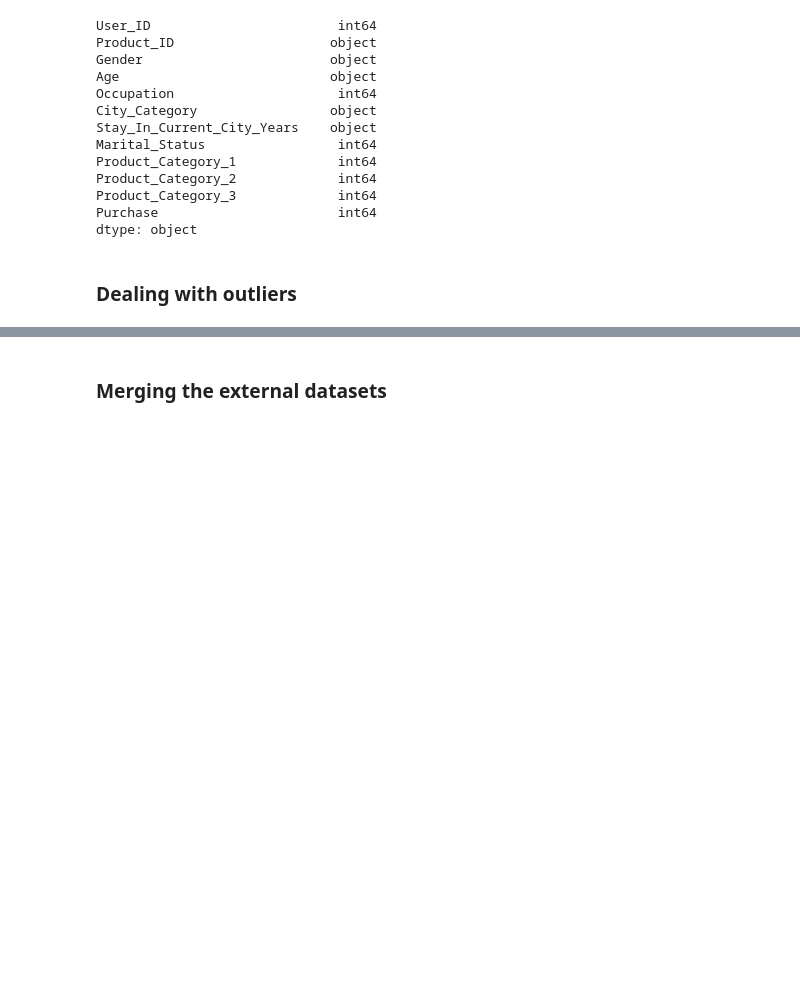
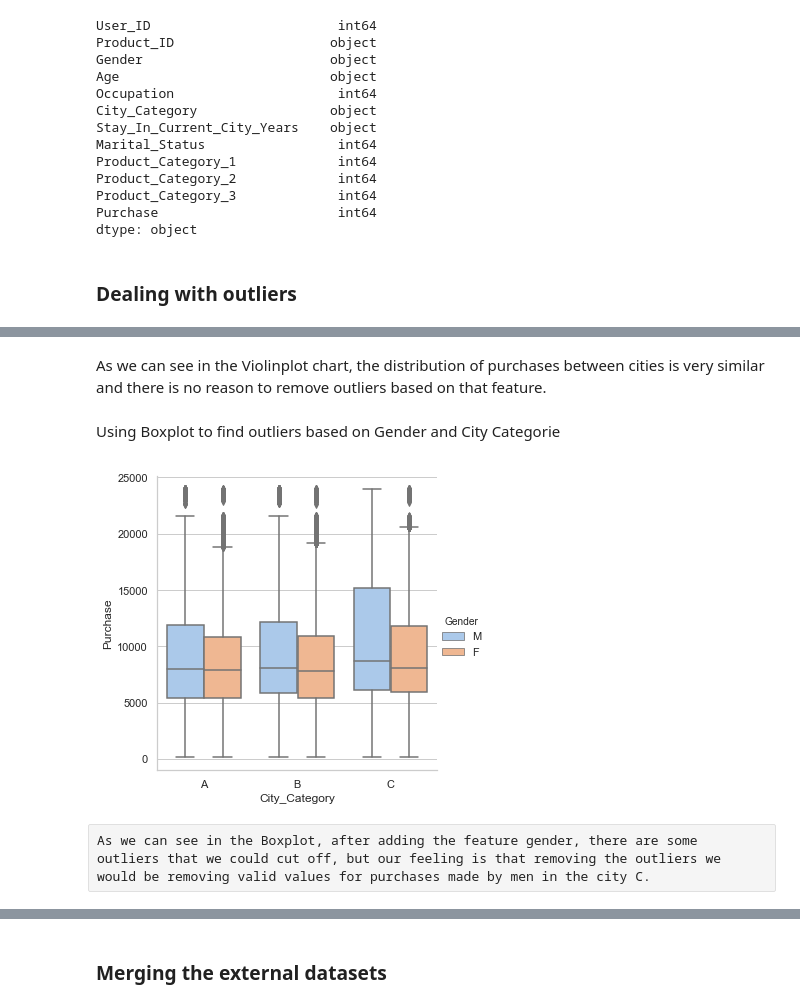
Before and after one commit to fso976/blackfriday, a Jupyter notebook: data_wrangling_cleaning_final.ipynb, the cells around one changed output, grey strips where cells are left out. Cells and saved outputs as stored; diff of their text form; code cells hidden in the pictures; blank space fills up the shorter version.

```diff
--- a/data_wrangling_cleaning_final.ipynb
+++ b/data_wrangling_cleaning_final.ipynb
@@ -204,0 +212,17 @@ Aparently there are no outliers to remove
+# %% [markdown]
+As we can see in the Violinplot chart, the distribution of purchases between cities is very similar and there is no reason to remove outliers based on that feature.
+# %% [markdown]
+Using Boxplot to find outliers based on Gender and City Categorie
+# %%
+sns.catplot(x="City_Category",
+            y="Purchase",
+            hue="Gender",
+            hue_order=["M", "F"],
+            order=["A", "B", "C"],
+            kind="box",
+            palette="pastel",
+            data=df);
+# %% [output]
+[figure, added]
+# %% [raw]
+As we can see in the Boxplot, after adding the feature gender, there are some outliers that we could cut off, but our feeling is that removing the outliers we would be removing valid values for purchases made by men in the city C.
```
Also changed, not shown: parts of 9 cells of this notebook, 1 other file.
